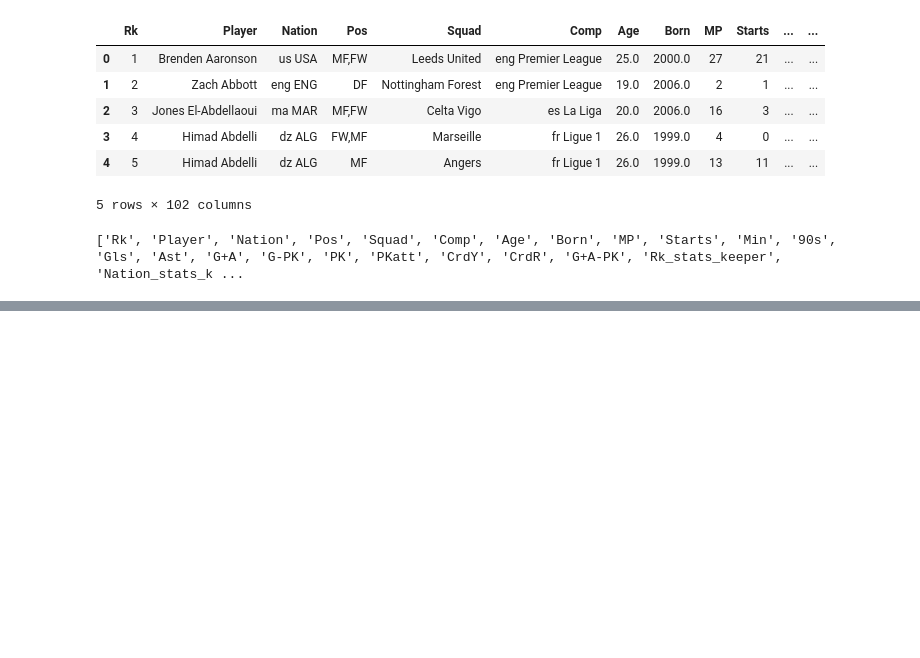
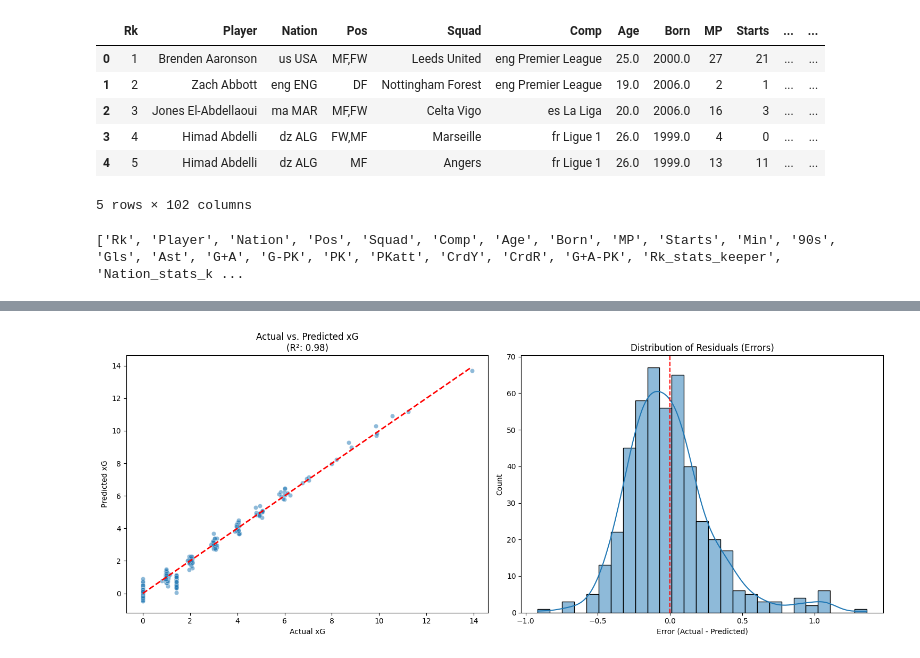
Before and after one commit to KzZe-Sama/ML-GroupProjectWSU, a Jupyter notebook: file.ipynb, the cells around one changed output, grey strips where cells are left out. Saved outputs shown, nothing was run; the diff lists cells and outputs as text; code cells hidden in the pictures; blank space fills up the shorter version.

```diff
--- a/file.ipynb
+++ b/file.ipynb
@@ -23,5 +23,8 @@ df = df[df['Min'] >= 90].copy()
 print(df.columns.tolist())
 # %% [output]
 ['Rk', 'Player', 'Nation', 'Pos', 'Squad', 'Comp', 'Age', 'Born', 'MP', 'Starts', 'Min', '90s', 'Gls', 'Ast', 'G+A', 'G-PK', 'PK', 'PKatt', 'CrdY', 'CrdR', 'G+A-PK', 'Rk_stats_keeper', 'Nation_stats_k ...
+# %%
+# Calculate xG for each player we have data for using the formula: xG = Sh * (G/Sh)
+df["xG"] = df["Sh"] * df["G/Sh"]
 # %%
 # 2. Select your Target (Expected Goals) and relevant Features
@@ -40,0 +81,9 @@ print(features.columns.tolist())
+# %%
+from sklearn.linear_model import LinearRegression
+
+
+model = LinearRegression()
+
+model.fit(X_train_scaled, y_train)
+
+print("Model training complete")
@@ -40,0 +101,14 @@ print(features.columns.tolist())
+# %%
+from sklearn.metrics import mean_absolute_error, r2_score
+import matplotlib.pyplot as plt
+import seaborn as sns
+
+# Make predictions
+y_pred = model.predict(X_test_scaled)
+
+# Calculate metrics
+mae = mean_absolute_error(y_test, y_pred)
+r2 = r2_score(y_test, y_pred)
+
+print(f"Mean Absolute Error: {mae:.4f}")
+print(f"R-squared Score: {r2:.4f}")
@@ -40,0 +164,21 @@ print(features.columns.tolist())
+# %%
+fig, ax = plt.subplots(1, 2, figsize=(15, 6))
+
+# Plot 1: Actual vs Predicted
+sns.scatterplot(x=y_test, y=y_pred, alpha=0.5, ax=ax[0])
+ax[0].plot([y_test.min(), y_test.max()], [y_test.min(), y_test.max()], 'r--', lw=2)
+ax[0].set_title(f'Actual vs. Predicted xG\n(R²: {r2:.2f})')
+ax[0].set_xlabel('Actual xG')
+ax[0].set_ylabel('Predicted xG')
+
+# Plot 2: Residuals
+residuals = y_test - y_pred
+sns.histplot(residuals, kde=True, ax=ax[1])
+ax[1].axvline(0, color='r', linestyle='--')
+ax[1].set_title('Distribution of Residuals (Errors)')
+ax[1].set_xlabel('Error (Actual - Predicted)')
+
+plt.tight_layout()
+plt.show()
+# %% [output]
+[figure, added]
```
Also changed, not shown: parts of 13 cells of this notebook.
